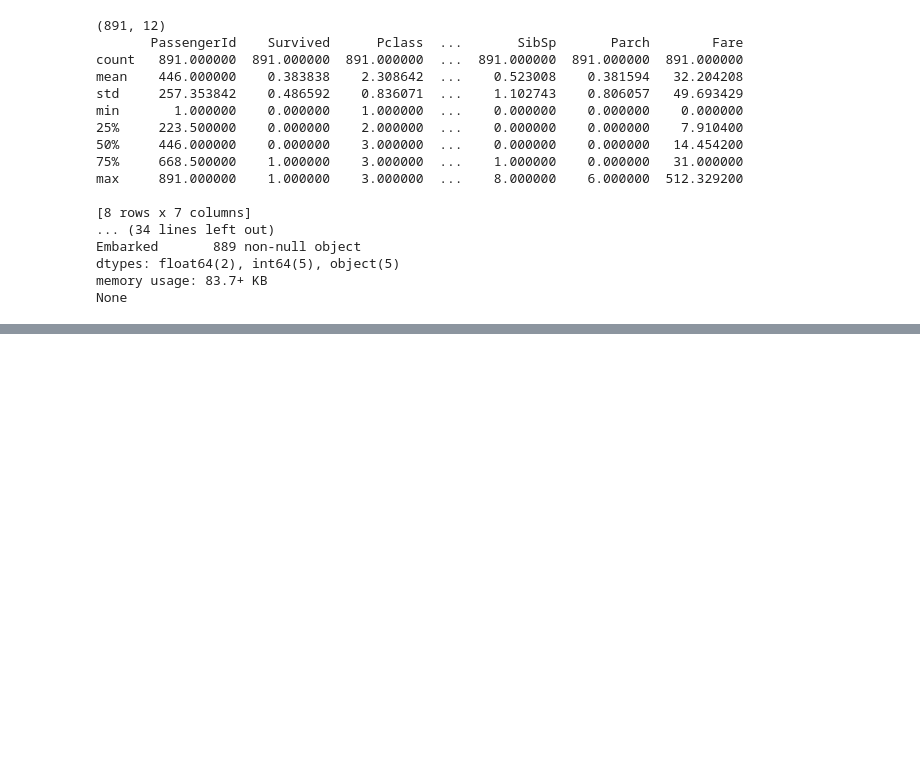
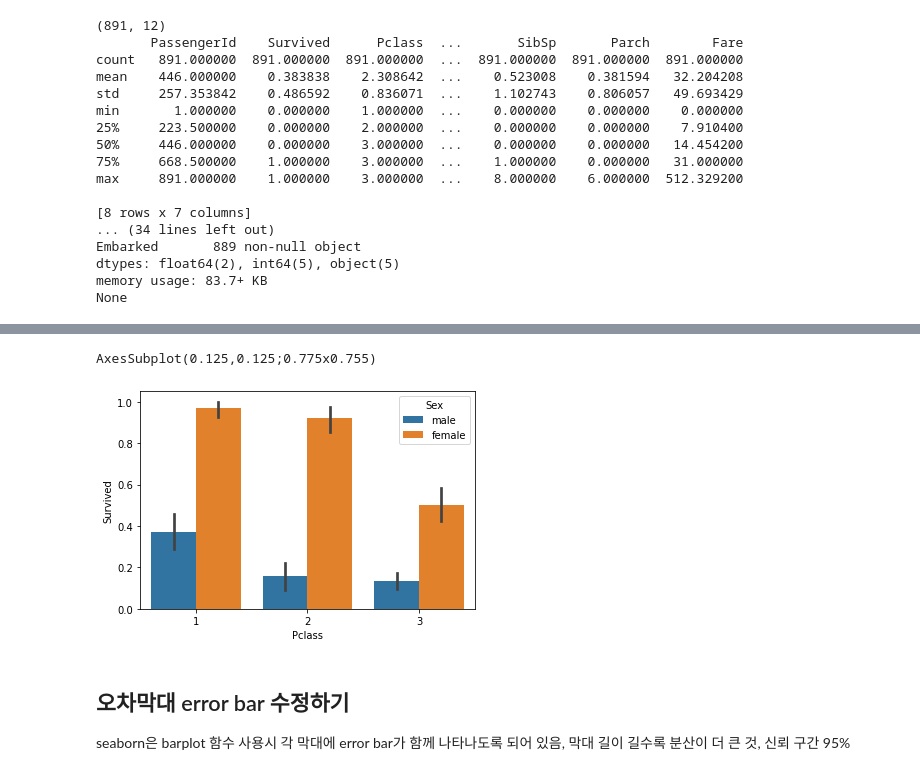
Before and after one commit to ezerwi/python-lecture, a Jupyter notebook: Lecture50_[Mar18]_Python_Basic(9).ipynb, the cells around one changed output, grey strips where cells are left out. Saved outputs shown, nothing was run; the diff lists cells and outputs as text; code cells hidden in the pictures; blank space fills up the shorter version.

```diff
--- a/Lecture50_[Mar18]_Python_Basic(9).ipynb
+++ b/Lecture50_[Mar18]_Python_Basic(9).ipynb
@@ -219,0 +225,5 @@ None
+# %%
+print (train['Age'].isnull().sum())
+# print (train.Age.isnull().sum())
+train['Age'].fillna(train.Age.mean(), inplace=True)
+print (train.Age.isnull().sum())
@@ -219,0 +233,4 @@ None
+# %%
+print (train.Embarked.isnull().sum())
+train.Embarked.fillna('N', inplace=True)
+print (train.Embarked.isnull().sum())
@@ -219,0 +287,12 @@ None
+# %%
+import matplotlib.pyplot as plt
+%matplotlib inline
+train.groupby(['Sex', 'Survived'])['Survived'].count()
+print (sns.barplot(x='Pclass', y = 'Survived', hue = 'Sex', data=train))
+# %% [output]
+AxesSubplot(0.125,0.125;0.775x0.755)
+[figure, added]
+# %% [markdown]
+## 오차막대 error bar 수정하기
+
+seaborn은 barplot 함수 사용시 각 막대에 error bar가 함께 나타나도록 되어 있음, 막대 길이 길수록 분산이 더 큰 것, 신뢰 구간 95%
```
Also changed, not shown: parts of 26 cells of this notebook.
